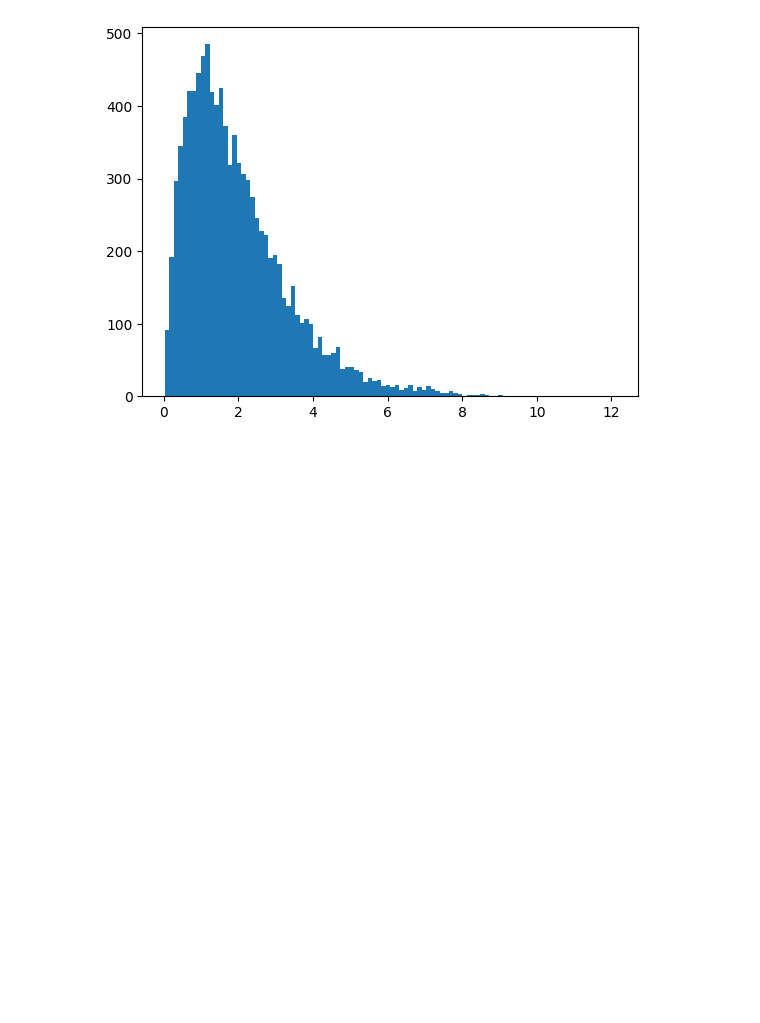
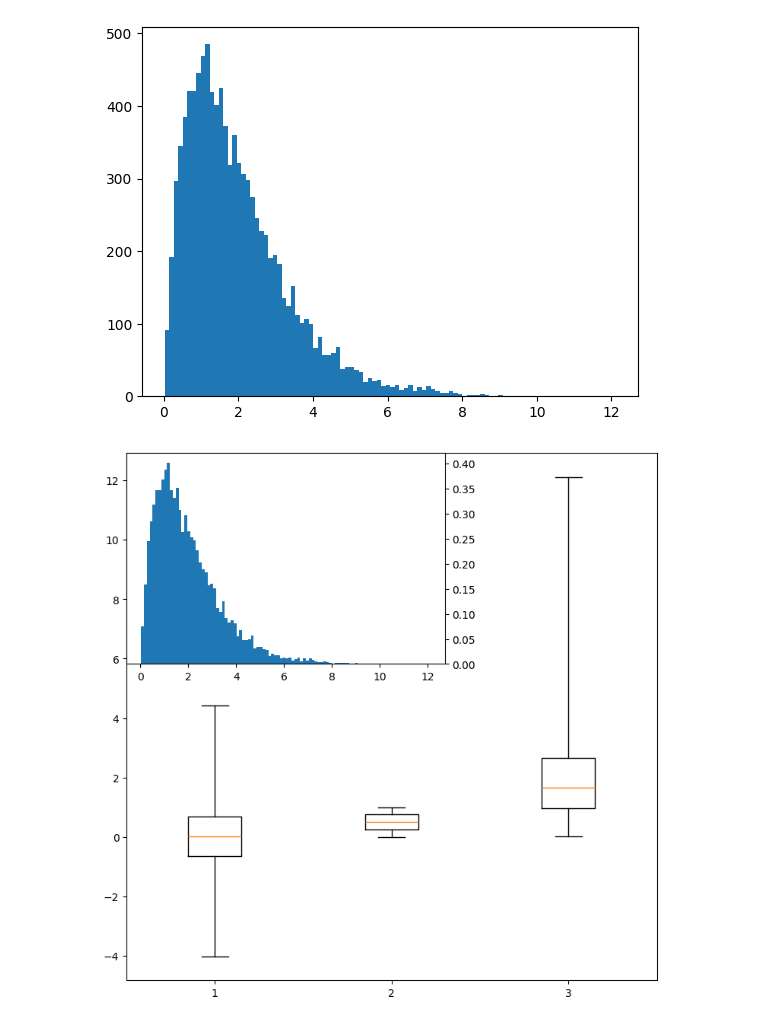
Before and after one commit to Zainab-Ayoub/dataScienceProblems, a Jupyter notebook: boxPlots.ipynb, the cells around one changed output. Drawn from its saved outputs; the diff is of its cells as text; code cells hidden in the pictures; blank space fills up the shorter version.

Commit message:
inset axes

```diff
--- a/boxPlots.ipynb
+++ b/boxPlots.ipynb
@@ -97,3 +97,11 @@ plt.hist(df['gamma'], bins=100)
         12.11270315]),
  <BarContainer object of 100 artists>)
 [figure]
+# %%
+plt.figure(figsize=(9,9))
+plt.boxplot([df['normal'], df['random'], df['gamma']], whis=[0,100])
+ax2 = plt.gca().inset_axes([0,0.6,0.6,0.4])
+ax2.hist(df['gamma'], bins=100, density=True)
+ax2.yaxis.tick_right();
+# %% [output]
+[figure, added]
```
